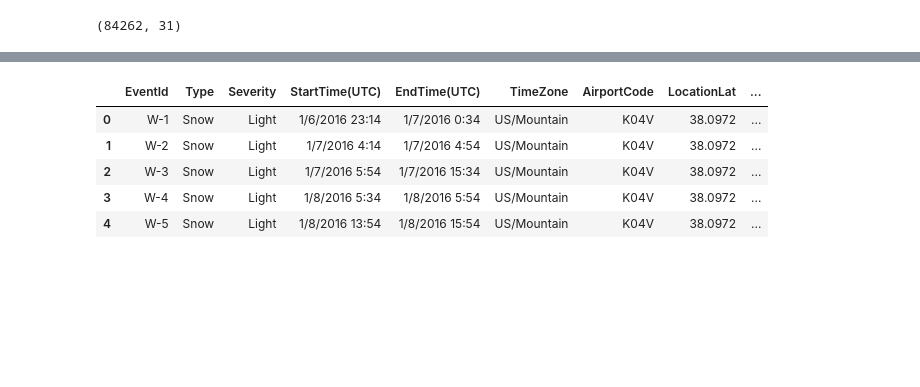
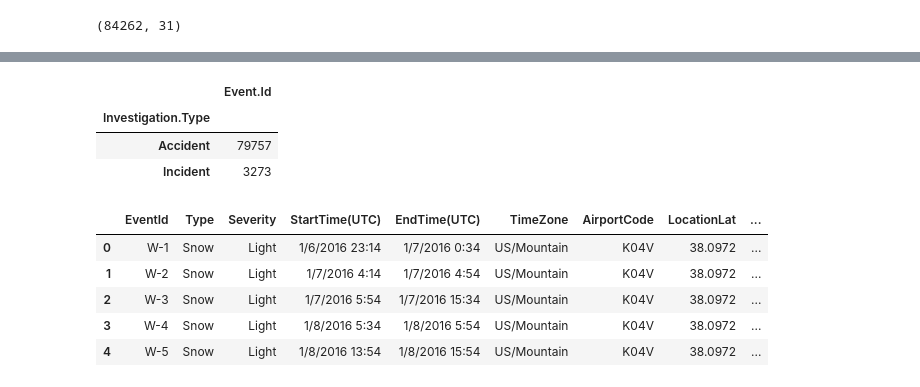
Before and after one commit to tfio17/flight-incident-prediction, a Jupyter notebook: Aviation Accident Prediction.ipynb, the cells around one changed output, grey strips where cells are left out. Drawn from its saved outputs; the diff is of its cells as text; code cells hidden in the pictures; blank space fills up the shorter version.

```diff
--- a/Aviation Accident Prediction.ipynb
+++ b/Aviation Accident Prediction.ipynb
@@ -51,3 +76,10 @@ accident_df.shape
+# %%
+accident_df.groupby(['Investigation.Type'])["Event.Id"].nunique().to_frame()
+# %% [output]
+|  | Event.Id |
+| Investigation.Type |  |
+| Accident | 79757 |
+| Incident | 3273 |
 # %%
 us_weather_events_df = pd.read_csv(os.path.join(wd,'US_WeatherEvents_2016-2019.csv'))
 # %%
```
Also changed, not shown: parts of 2 cells of this notebook.
